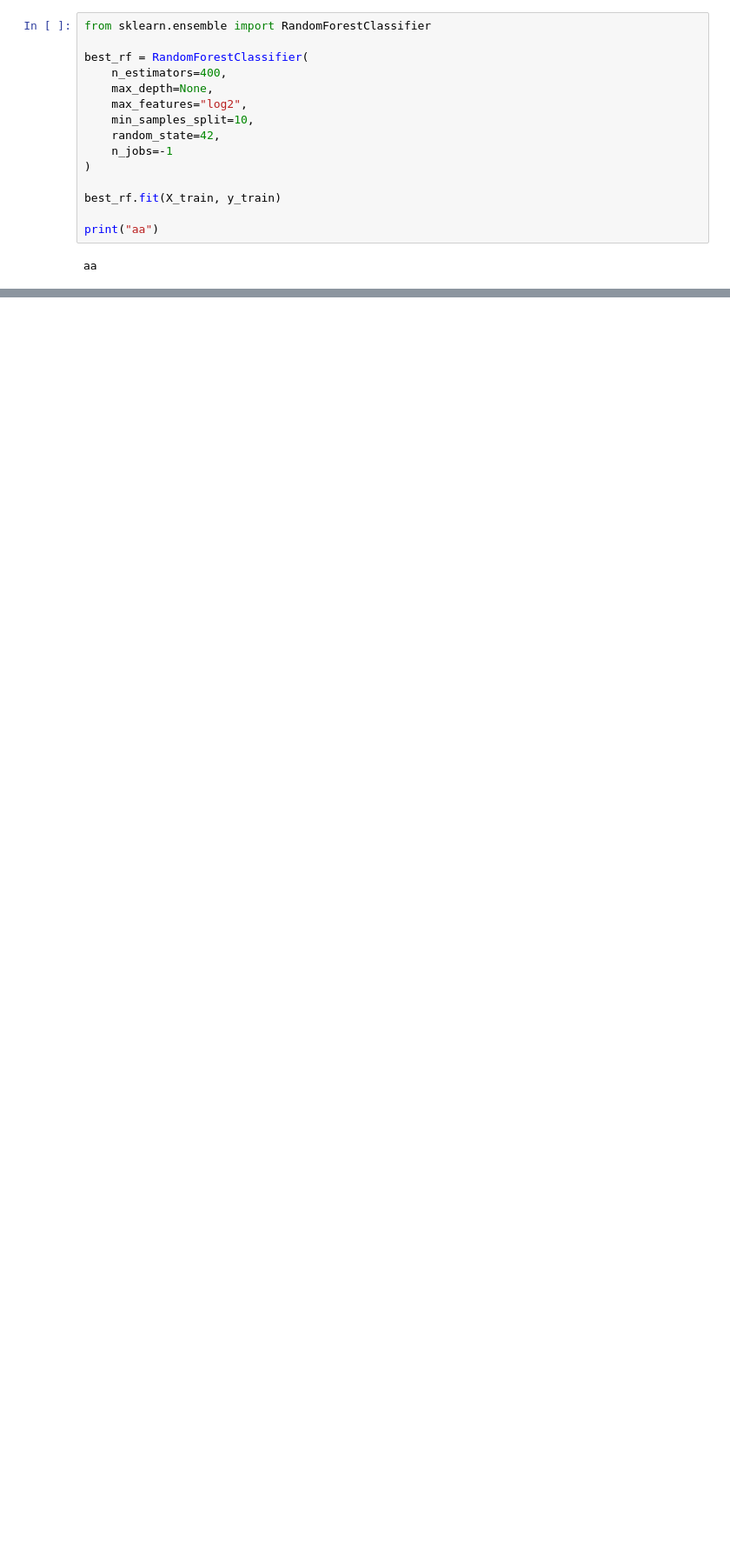
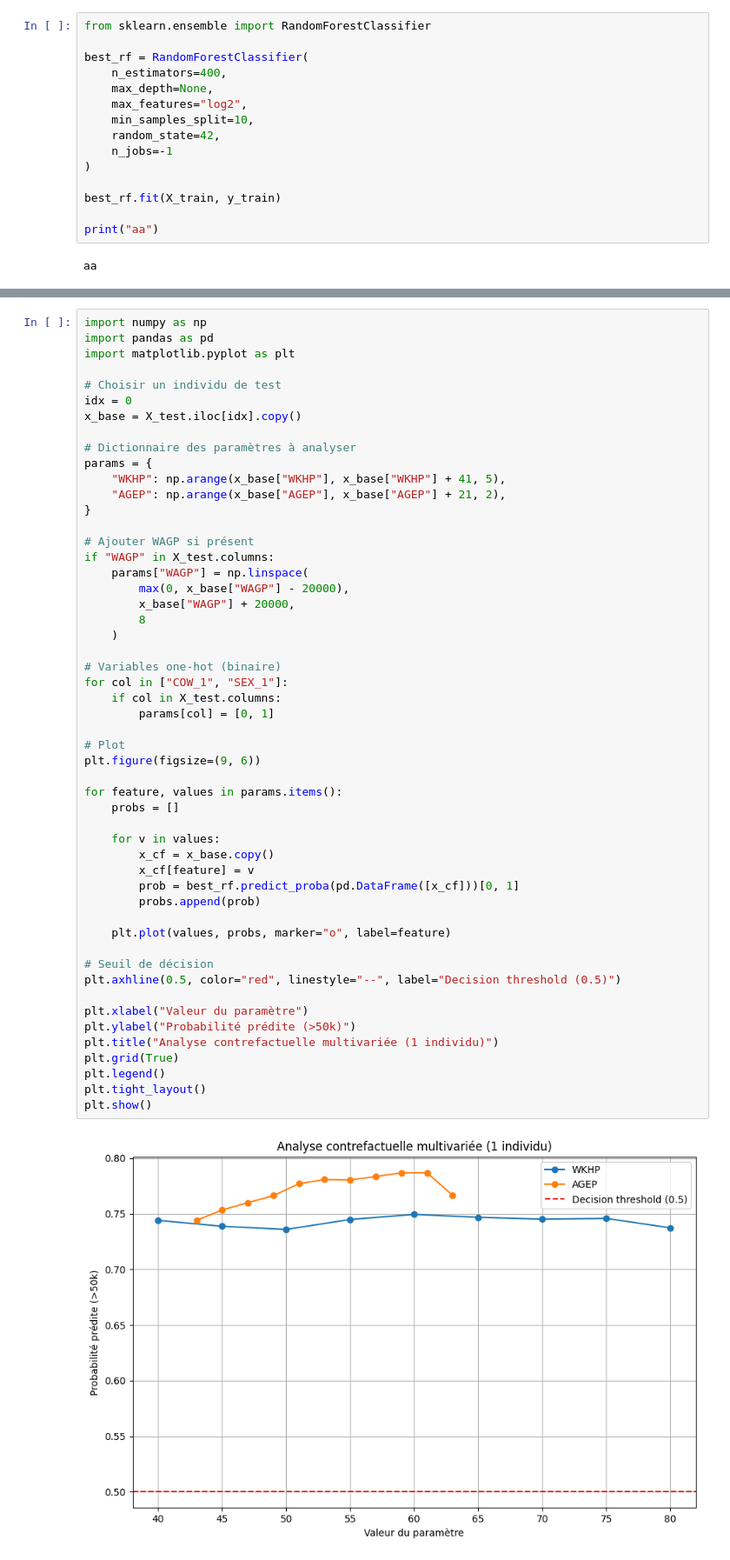
Before and after one commit to mateobwe/insa-5a-analyse-descriptive, a Jupyter notebook: analyse.ipynb, the cells around one changed output, grey strips where cells are left out. Shown at 87% size. Drawn from its saved outputs; the diff is of its cells as text; blank space fills up the shorter version.

```diff
--- a/analyse.ipynb
+++ b/analyse.ipynb
@@ -844,0 +906,54 @@ example_ids = [
+# %%
+import numpy as np
+import pandas as pd
+import matplotlib.pyplot as plt
+
+# Choisir un individu de test
+idx = 0
+x_base = X_test.iloc[idx].copy()
+
+# Dictionnaire des paramètres à analyser
+params = {
+    "WKHP": np.arange(x_base["WKHP"], x_base["WKHP"] + 41, 5),
+    "AGEP": np.arange(x_base["AGEP"], x_base["AGEP"] + 21, 2),
+}
+
+# Ajouter WAGP si présent
+if "WAGP" in X_test.columns:
+    params["WAGP"] = np.linspace(
+        max(0, x_base["WAGP"] - 20000),
+        x_base["WAGP"] + 20000,
+        8
+    )
+
+# Variables one-hot (binaire)
+for col in ["COW_1", "SEX_1"]:
+    if col in X_test.columns:
+        params[col] = [0, 1]
+
+# Plot
+plt.figure(figsize=(9, 6))
+
+for feature, values in params.items():
+    probs = []
+
+    for v in values:
+        x_cf = x_base.copy()
+        x_cf[feature] = v
+        prob = best_rf.predict_proba(pd.DataFrame([x_cf]))[0, 1]
+        probs.append(prob)
+
+    plt.plot(values, probs, marker="o", label=feature)
+
+# Seuil de décision
+plt.axhline(0.5, color="red", linestyle="--", label="Decision threshold (0.5)")
+
+plt.xlabel("Valeur du paramètre")
+plt.ylabel("Probabilité prédite (>50k)")
+plt.title("Analyse contrefactuelle multivariée (1 individu)")
+plt.grid(True)
+plt.legend()
+plt.tight_layout()
+plt.show()
+# %% [output]
+[figure, added]
```
Also changed, not shown: parts of 12 cells of this notebook, 2 other files.
